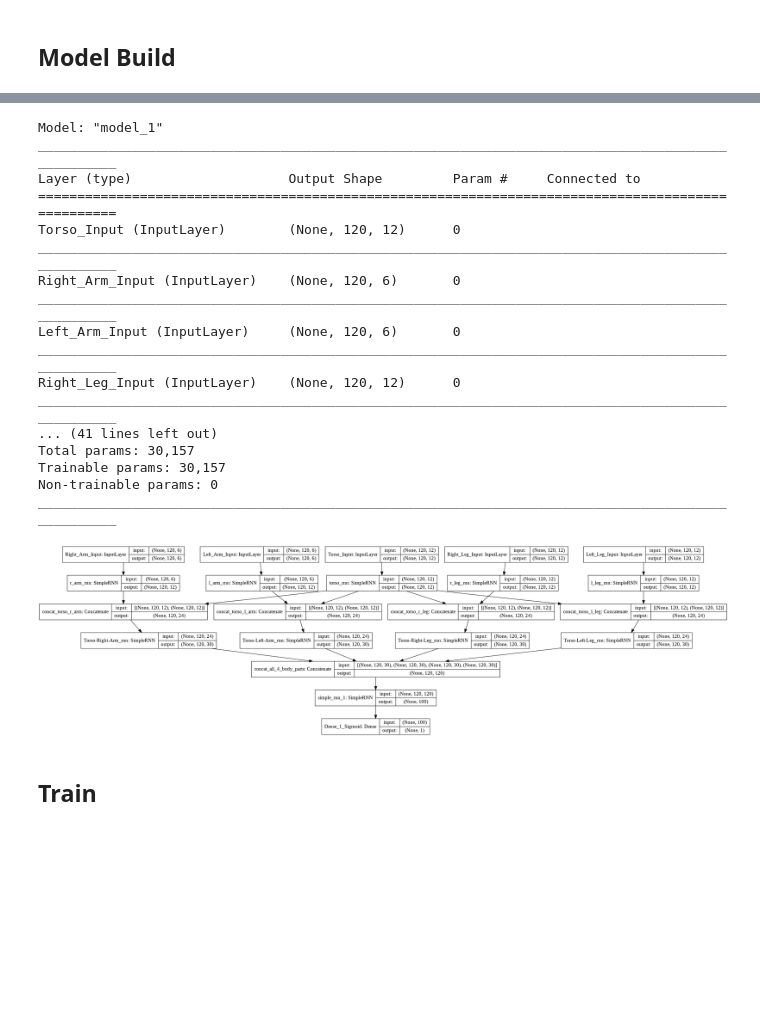
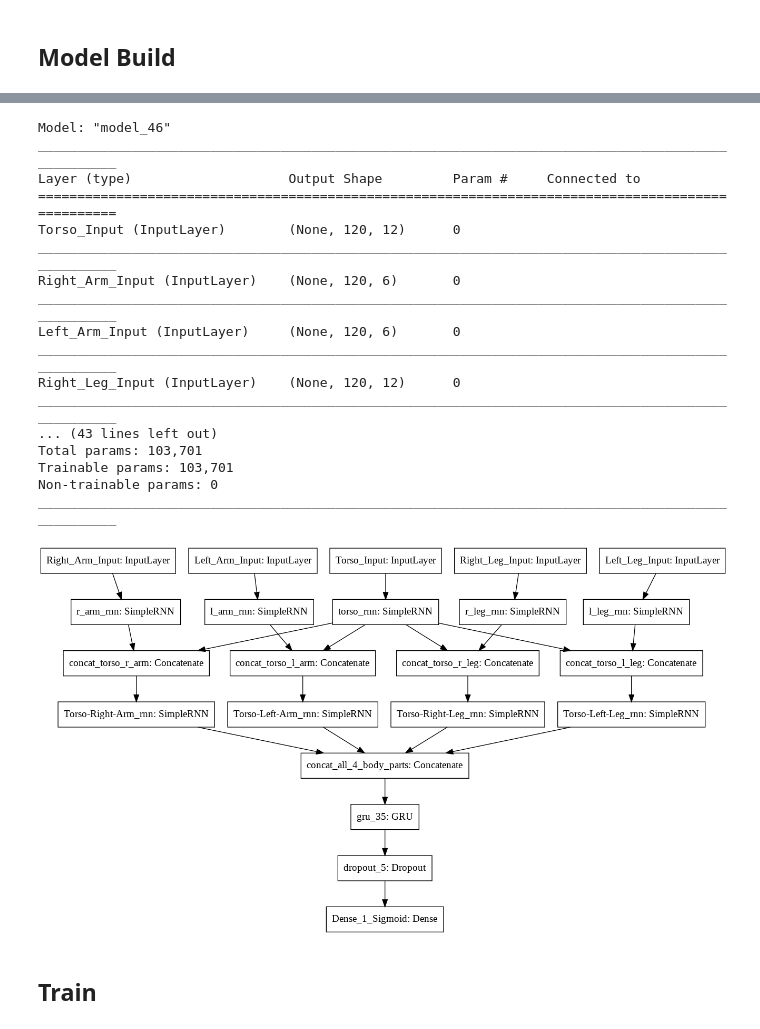
Before and after one commit to josephmhernandez/SeizureDetection, a Jupyter notebook: SeizureDetection.ipynb, the cells around one changed output, grey strips where cells are left out. Cells and saved outputs as stored; diff of their text form; code cells hidden in the pictures; blank space fills up the shorter version.

```diff
--- a/SeizureDetection.ipynb
+++ b/SeizureDetection.ipynb
@@ -425,29 +481,30 @@ class DataGenerator(keras.utils.Sequence):
 # %%
 from keras.utils import plot_model
 
 mod = build_model_rnn()
 mod.summary()
 # plot_model(mod, )
-plot_model(mod, show_shapes=True, show_layer_names=True,to_file='model_shapes_names.png')
+plot_model(mod, show_shapes=False)
+# plot_model(mod, show_shapes=True, show_layer_names=True,to_file='model_shapes_names_r.png')
 # %% [output]
-Model: "model_1"
+Model: "model_46"
 __________________________________________________________________________________________________
 Layer (type)                    Output Shape         Param #     Connected to
 ==================================================================================================
 Torso_Input (InputLayer)        (None, 120, 12)      0
 __________________________________________________________________________________________________
 Right_Arm_Input (InputLayer)    (None, 120, 6)       0
 __________________________________________________________________________________________________
 Left_Arm_Input (InputLayer)     (None, 120, 6)       0
 __________________________________________________________________________________________________
 Right_Leg_Input (InputLayer)    (None, 120, 12)      0
 __________________________________________________________________________________________________
-... (41 lines left out)
-Total params: 30,157
-Trainable params: 30,157
+... (43 lines left out)
+Total params: 103,701
+Trainable params: 103,701
 Non-trainable params: 0
 __________________________________________________________________________________________________
-[figure, old version]
+[figure, new version]
 # %%
 from keras import models
 from keras import layers
```
Also changed, not shown: parts of 18 cells of this notebook.
